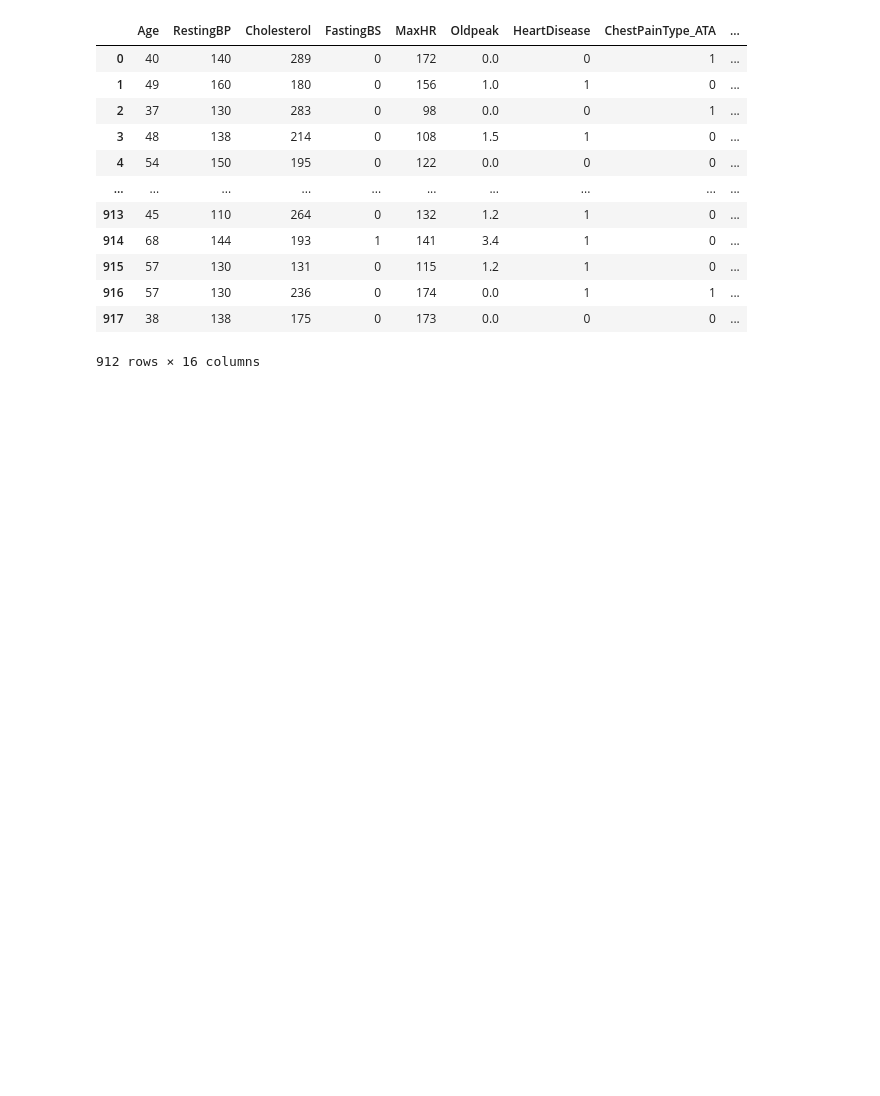
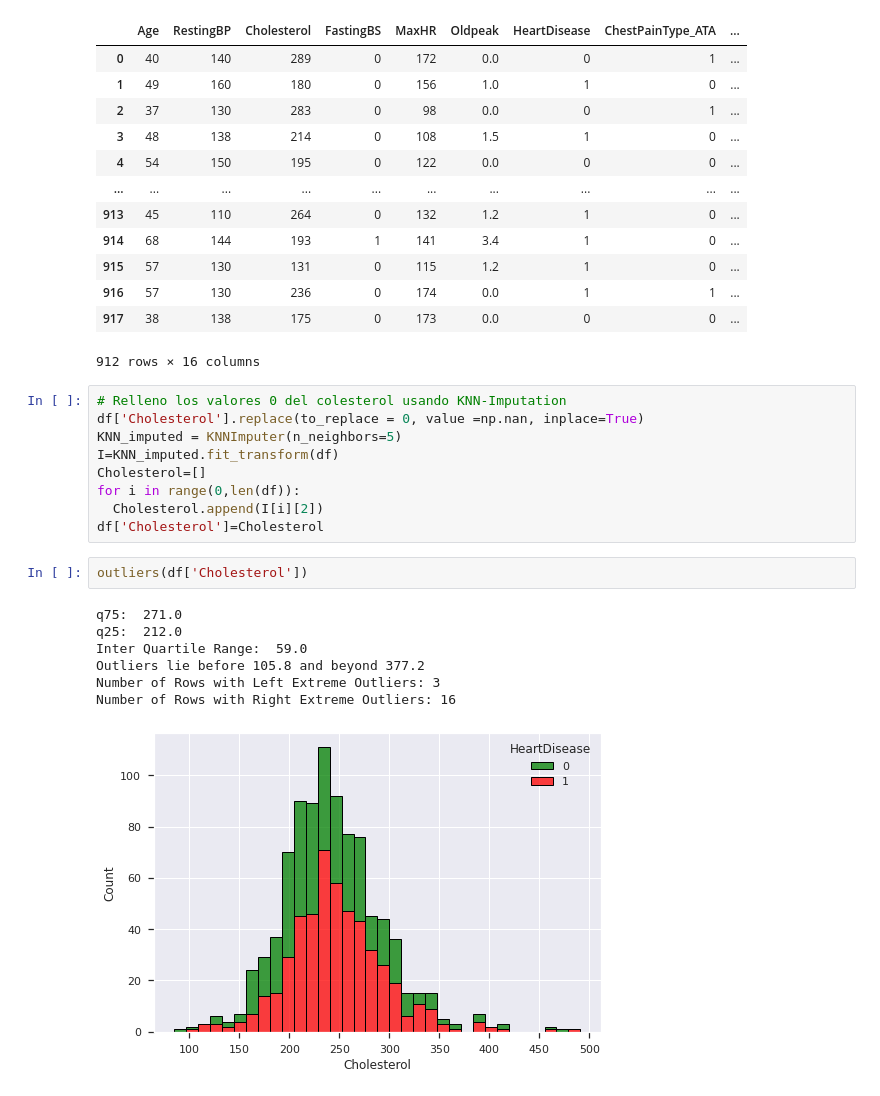
Before and after one commit to pedromartinezleis/ML-Heart-Desease, a Jupyter notebook: Notebooks/JP_Cleaning.ipynb, the cells around one changed output. Drawn from its saved outputs; the diff is of its cells as text; blank space fills up the shorter version.

```diff
--- a/Notebooks/JP_Cleaning.ipynb
+++ b/Notebooks/JP_Cleaning.ipynb
@@ -324,3 +324,22 @@ Todo correcto
 | 916 | 57 | 130 | 236 | 0 | 174 | 0.0 | 1 | 1 | ... |
 | 917 | 38 | 138 | 175 | 0 | 173 | 0.0 | 0 | 0 | ... |
 912 rows × 16 columns
+# %%
+# Relleno los valores 0 del colesterol usando KNN-Imputation
+df['Cholesterol'].replace(to_replace = 0, value =np.nan, inplace=True)
+KNN_imputed = KNNImputer(n_neighbors=5)
+I=KNN_imputed.fit_transform(df)
+Cholesterol=[]
+for i in range(0,len(df)):
+  Cholesterol.append(I[i][2])
+df['Cholesterol']=Cholesterol
+# %%
+outliers(df['Cholesterol'])
+# %% [output]
+q75:  271.0
+q25:  212.0
+Inter Quartile Range:  59.0
+Outliers lie before 105.8 and beyond 377.2
+Number of Rows with Left Extreme Outliers: 3
+Number of Rows with Right Extreme Outliers: 16
+[figure, added]
```
